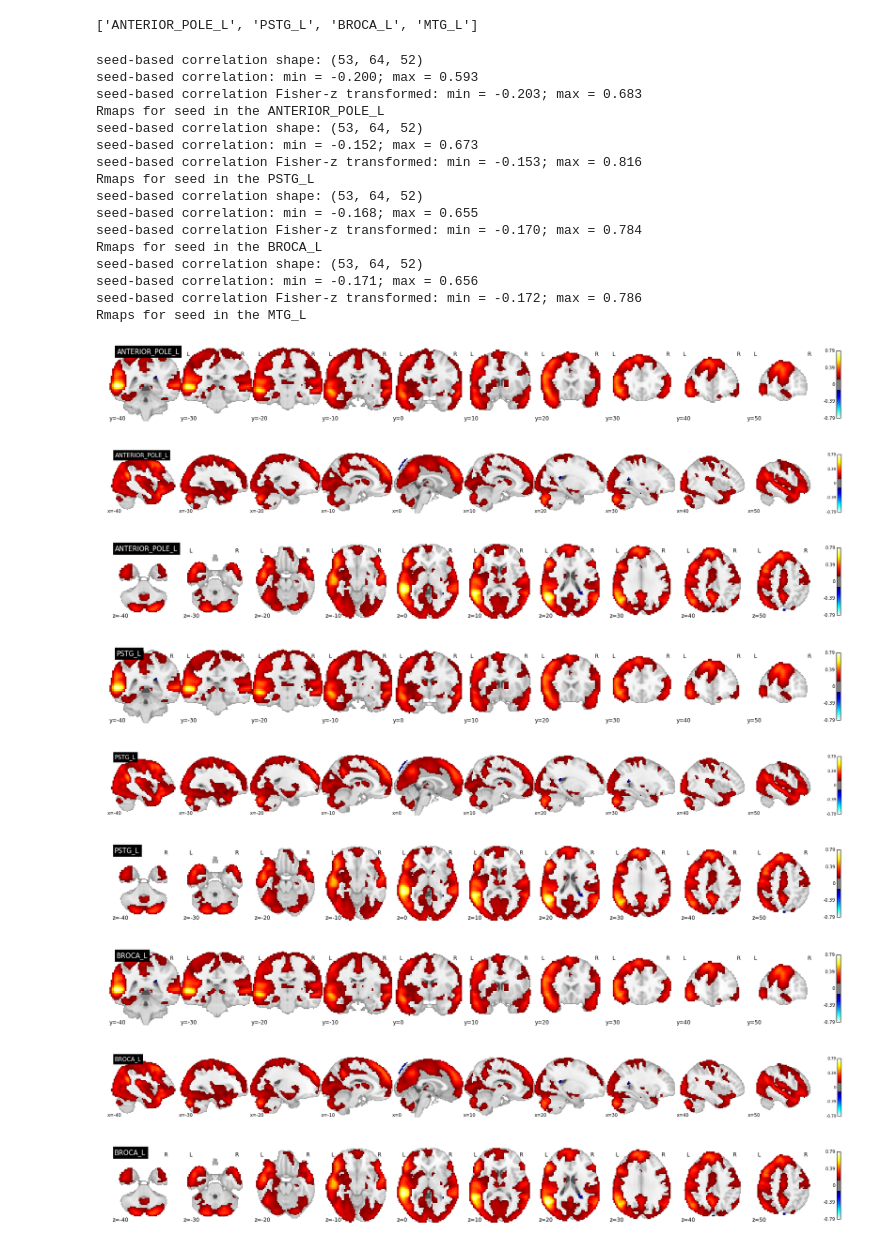
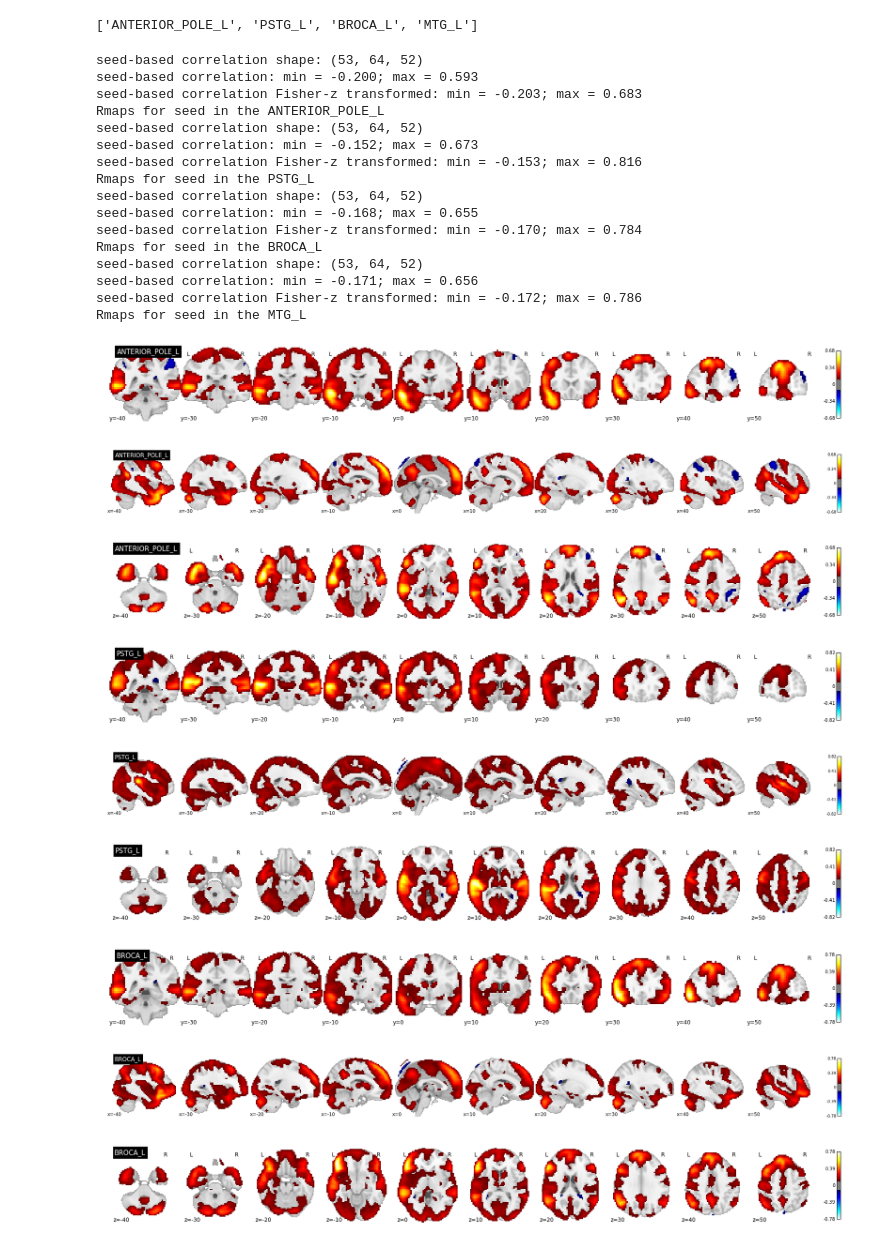
Before and after one commit to SIMEXP/hcp, a Jupyter notebook: hcp_rmaps_language_exp1.ipynb, the cells around one changed output. Cells and saved outputs as stored; diff of their text form; code cells hidden in the pictures.

```diff
--- a/hcp_rmaps_language_exp1.ipynb
+++ b/hcp_rmaps_language_exp1.ipynb
@@ -44,47 +44,47 @@ for index, net in enumerate(net_names):
     seed_based_correlations_fisher_z.max()))
 
     # Turn fisher transform data into volume
-    in_vol_fisher_fisher = nib.Nifti1Image(seed_based_correlations_fisher_z, affine=in_vol_fisher.affine, header=in_vol_fisher.header)
+    in_vol_fisher = nib.Nifti1Image(seed_based_correlations_fisher_z, affine=in_vol.affine, header=in_vol.header)
 
     print ("Rmaps for seed in the {}".format(net))
-    display = plotting.plot_stat_map(in_vol_fisher, threshold='auto',
+    display = plotting.plot_stat_map(in_vol_fisher, threshold= .1,
                                      display_mode='y',
                                      cut_coords= range(-40, 60, 10),
                                      title= net
                                     )
-    display = plotting.plot_stat_map(in_vol_fisher, threshold='auto',
+    display = plotting.plot_stat_map(in_vol_fisher, threshold=.1,
                                      display_mode='x',
                                      cut_coords= range(-40, 60, 10),
                                      title= net
                                     )
-    display = plotting.plot_stat_map(in_vol_fisher, threshold='auto',
+    display = plotting.plot_stat_map(in_vol_fisher, threshold=.1,
                                      display_mode='z',
                                      cut_coords= range(-40, 60, 10),
                                      title= net
                                     )
 # %% [output]
 seed-based correlation shape: (53, 64, 52)
 seed-based correlation: min = -0.200; max = 0.593
 seed-based correlation Fisher-z transformed: min = -0.203; max = 0.683
 Rmaps for seed in the ANTERIOR_POLE_L
 seed-based correlation shape: (53, 64, 52)
 seed-based correlation: min = -0.152; max = 0.673
 seed-based correlation Fisher-z transformed: min = -0.153; max = 0.816
 Rmaps for seed in the PSTG_L
 seed-based correlation shape: (53, 64, 52)
 seed-based correlation: min = -0.168; max = 0.655
 seed-based correlation Fisher-z transformed: min = -0.170; max = 0.784
 Rmaps for seed in the BROCA_L
 seed-based correlation shape: (53, 64, 52)
 seed-based correlation: min = -0.171; max = 0.656
 seed-based correlation Fisher-z transformed: min = -0.172; max = 0.786
 Rmaps for seed in the MTG_L
-[figure, old version]
+[figure, new version]
-[figure, old version]
+[figure, new version]
-[figure, old version]
+[figure, new version]
-[figure, old version]
+[figure, new version]
-[figure, old version]
+[figure, new version]
-[figure, old version]
+[figure, new version]
-[figure, old version]
+[figure, new version]
-[figure, old version]
+[figure, new version]
-[figure, old version]
+[figure, new version]
```
Also changed, not shown: parts of 1 cell of this notebook, 2 other files.
